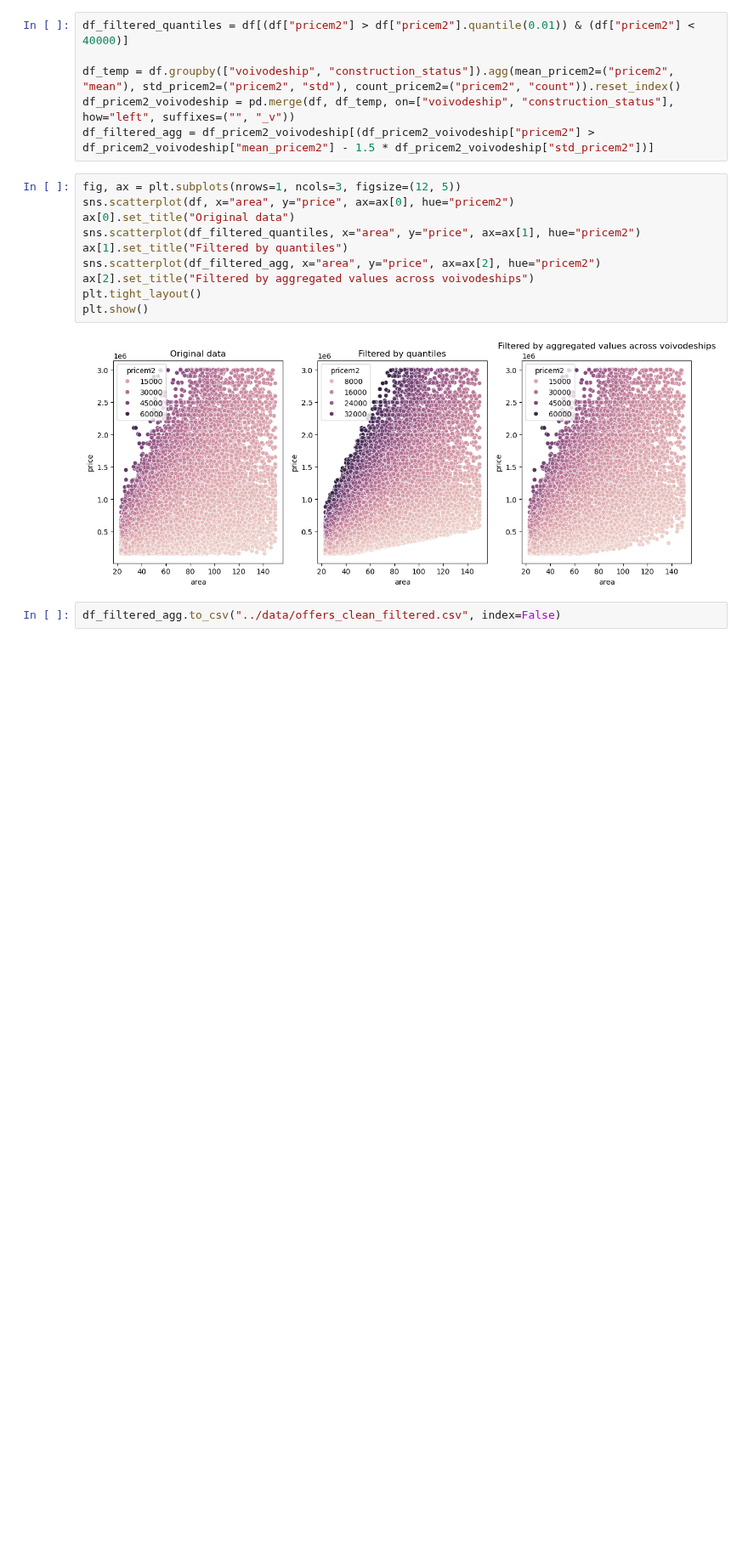
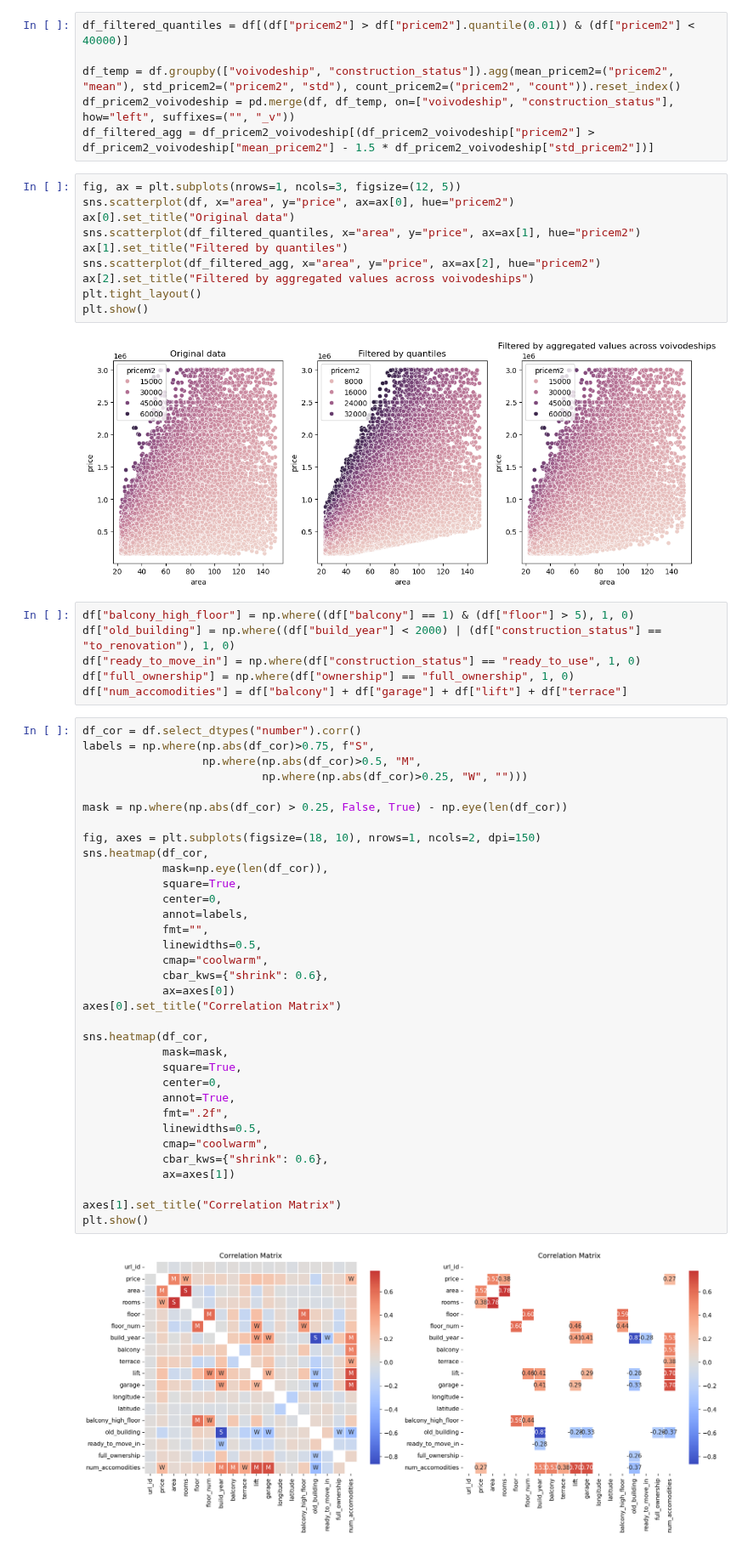
Before and after one commit to milonpabis/price-predictor-poland2024, a Jupyter notebook: notebooks/eda.ipynb, the cells around one changed output. Shown at 85% size. Drawn from its saved outputs; the diff is of its cells as text; blank space fills up the shorter version.

```diff
--- a/notebooks/eda.ipynb
+++ b/notebooks/eda.ipynb
@@ -111,5 +116,45 @@ plt.tight_layout()
 plt.show()
 # %% [output]
 [figure]
-# %%
-df_filtered_agg.to_csv("../data/offers_clean_filtered.csv", index=False)
+# %%
+df["balcony_high_floor"] = np.where((df["balcony"] == 1) & (df["floor"] > 5), 1, 0)
+df["old_building"] = np.where((df["build_year"] < 2000) | (df["construction_status"] == "to_renovation"), 1, 0)
+df["ready_to_move_in"] = np.where(df["construction_status"] == "ready_to_use", 1, 0)
+df["full_ownership"] = np.where(df["ownership"] == "full_ownership", 1, 0)
+df["num_accomodities"] = df["balcony"] + df["garage"] + df["lift"] + df["terrace"]
+# %%
+df_cor = df.select_dtypes("number").corr()
+labels = np.where(np.abs(df_cor)>0.75, f"S",
+                  np.where(np.abs(df_cor)>0.5, "M",
+                           np.where(np.abs(df_cor)>0.25, "W", "")))
+
+mask = np.where(np.abs(df_cor) > 0.25, False, True) - np.eye(len(df_cor))
+
+fig, axes = plt.subplots(figsize=(18, 10), nrows=1, ncols=2, dpi=150)
+sns.heatmap(df_cor,
+            mask=np.eye(len(df_cor)),
+            square=True,
+            center=0,
+            annot=labels,
+            fmt="",
+            linewidths=0.5,
+            cmap="coolwarm",
+            cbar_kws={"shrink": 0.6},
+            ax=axes[0])
+axes[0].set_title("Correlation Matrix")
+
+sns.heatmap(df_cor,
+            mask=mask,
+            square=True,
+            center=0,
+            annot=True,
+            fmt=".2f",
+            linewidths=0.5,
+            cmap="coolwarm",
+            cbar_kws={"shrink": 0.6},
+            ax=axes[1])
+
+axes[1].set_title("Correlation Matrix")
+plt.show()
+# %% [output]
+[figure, added]
```
Also changed, not shown: parts of 7 cells of this notebook, 3 other files.
